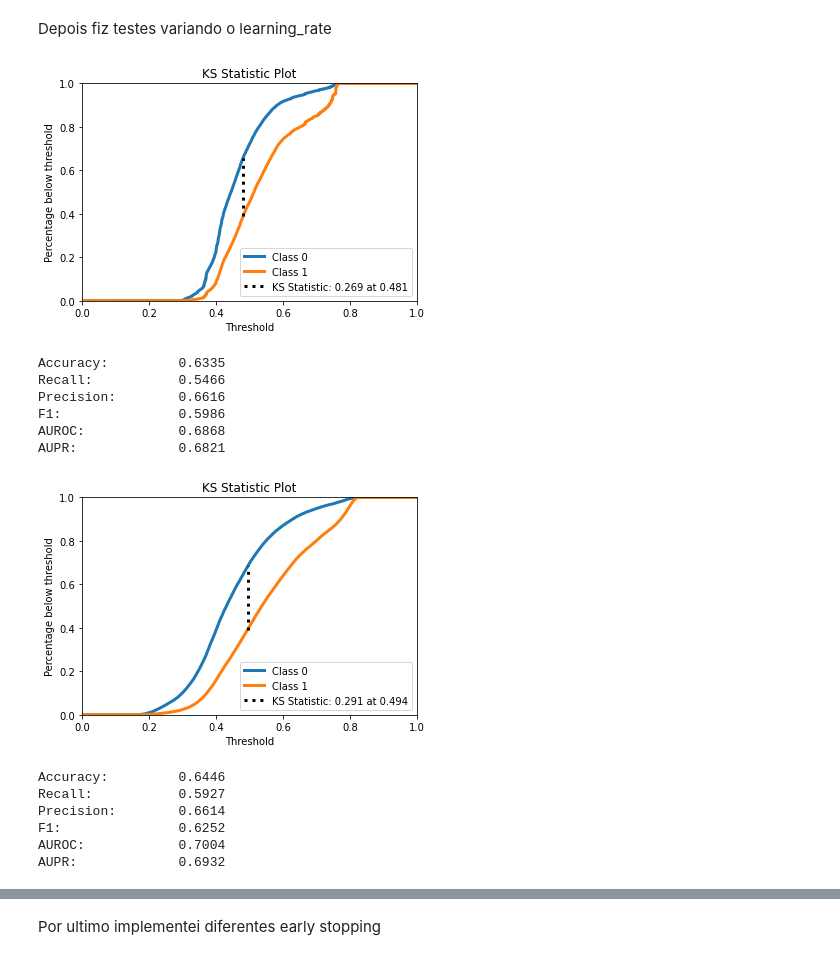
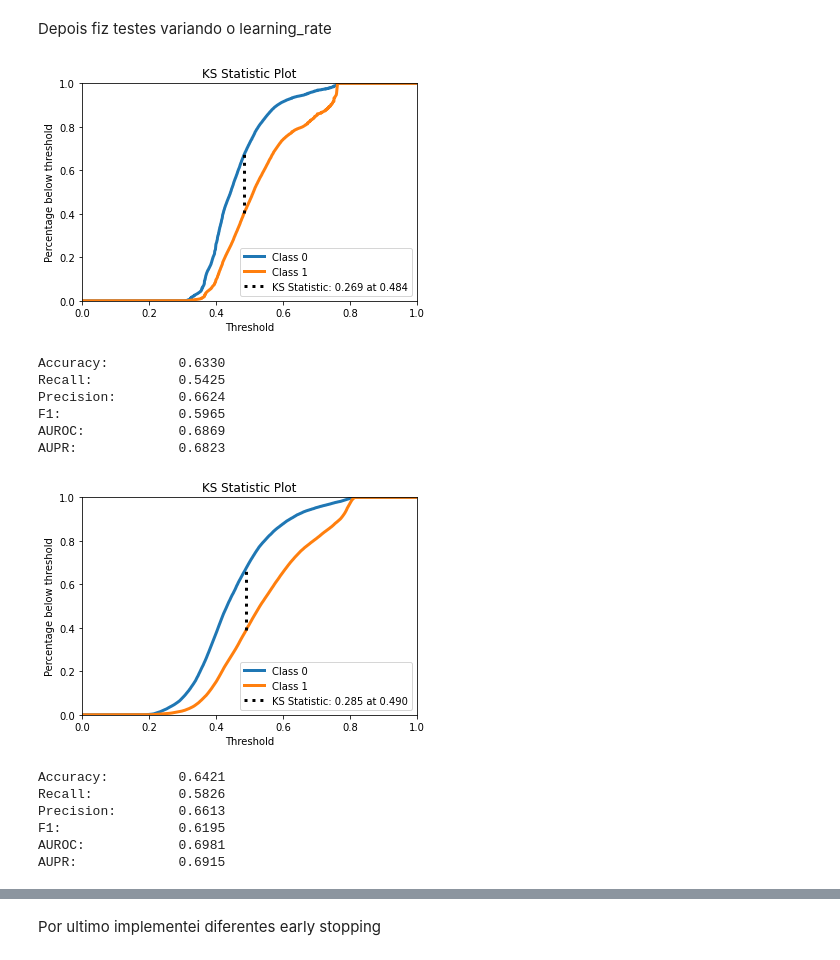
Before and after one commit to aasb2/neural-networks, a Jupyter notebook: Project.ipynb, the cells around one changed output, grey strips where cells are left out. Saved outputs shown, nothing was run; the diff lists cells and outputs as text; code cells hidden in the pictures.

```diff
--- a/Project.ipynb
+++ b/Project.ipynb
@@ -310,7 +300,7 @@ Depois fiz testes variando o learning_rate
 # %%
 gb_clf = GradientBoostingClassifier(
         n_estimators=1000,
-        validation_fraction=0.2,
+        validation_fraction=0.3,
         n_iter_no_change=5,
         tol=0.01,
         random_state=0,)
@@ -320,33 +310,33 @@ gb_pred_scores = gb_clf.predict_proba(X_val)
 accuracy, recall, precision, f1, auroc, aupr = compute_performance_metrics(y_val, gb_pred_class, gb_pred_scores)
 print_metrics_summary(accuracy, recall, precision, f1, auroc, aupr)
 # %% [output]
-[figure, old version]
+[figure, new version]
-Accuracy:         0.6335
-Recall:           0.5466
-Precision:        0.6616
-F1:               0.5986
-AUROC:            0.6868
-AUPR:             0.6821
+Accuracy:         0.6330
+Recall:           0.5425
+Precision:        0.6624
+F1:               0.5965
+AUROC:            0.6869
+AUPR:             0.6823
 # %%
 gb_clf = GradientBoostingClassifier(
         n_estimators=1000,
-        validation_fraction=0.2,
-        n_iter_no_change=20,
+        validation_fraction=0.3,
+        n_iter_no_change=15,
         tol=0.01,
         random_state=0,)
 gb_clf.fit(X_train, y_train)
 gb_pred_class = gb_clf.predict(X_val)
 gb_pred_scores = gb_clf.predict_proba(X_val)
 accuracy, recall, precision, f1, auroc, aupr = compute_performance_metrics(y_val, gb_pred_class, gb_pred_scores)
 print_metrics_summary(accuracy, recall, precision, f1, auroc, aupr)
 # %% [output]
-[figure, old version]
+[figure, new version]
-Accuracy:         0.6446
-Recall:           0.5927
-Precision:        0.6614
-F1:               0.6252
-AUROC:            0.7004
-AUPR:             0.6932
+Accuracy:         0.6421
+Recall:           0.5826
+Precision:        0.6613
+F1:               0.6195
+AUROC:            0.6981
+AUPR:             0.6915
 # %%
 gb_clf = GradientBoostingClassifier(
         n_estimators=1000,
```
Also changed, not shown: parts of 8 cells of this notebook.
